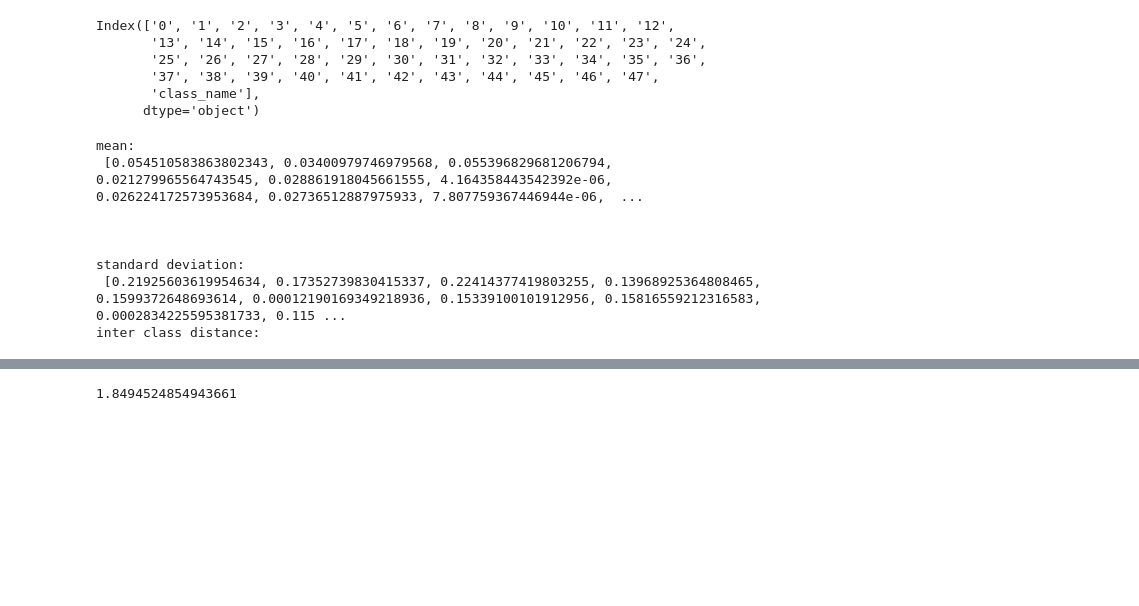
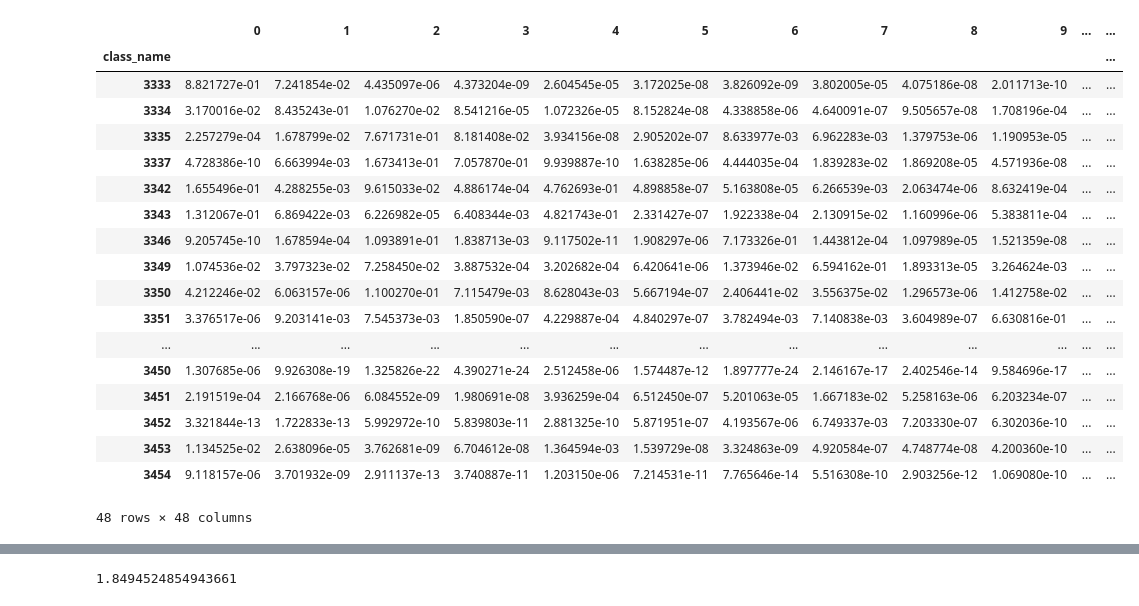
Before and after one commit to anushaalagawadi18/ML-L3, a Jupyter notebook: Lab3.ipynb, the cells around one changed output, grey strips where cells are left out. Cells and saved outputs as stored; diff of their text form; code cells hidden in the pictures; blank space fills up the shorter version.

```diff
--- a/Lab3.ipynb
+++ b/Lab3.ipynb
@@ -9,16 +9,19 @@ df=pd.read_csv("extracted_features_charrec.csv")
 num_columns = df.select_dtypes(include=['int','float']).columns.tolist()
 
 # A1.  intraclass ,spread and interclass distances
-def A1(data,num_columns):
-    means=()
-    spreads=()
-    means=[np.mean(data[a], axis=0) for a in num_columns]
-    spreads=[np.std(data[a], axis=0) for a in num_columns]
-    interclass_distances = []
-    for i in range(len(means)):
-        for j in range(i + 1, len(means)):
-            interclass_distances.append([[i,j], np.linalg.norm(means[i] - means[j])])
-    return means, spreads,interclass_distances
+def A1(data, label_column):
+    grouped = data.groupby(label_column)
+    class_means = grouped.mean()
+    class_spreads = grouped.std()
+
+    return class_means, class_spreads
+
+
+def inter_class(dt,num1,num2):
+    return np.linalg.norm(dt.iloc[num1] - dt.iloc[num2])
+
+
+
 # A2. Study feature density patterns
 
 def A2(data,columns):
@@ -46,35 +49,33 @@ def A4(X, y, test_size=0.3, random_state=42):
     X_train, X_test, y_train, y_test = train_test_split(X, y, test_size=test_size, random_state=random_state)
     return X_train, X_test, y_train, y_test
 
+
 # A5. Train a kNN classifier
 def A5(X_train, y_train, k=3):
     knn_classifier = KNeighborsClassifier(n_neighbors=k)
     knn_classifier.fit(X_train, y_train)
     return knn_classifier
-
-
-
-
-df.columns
-# %% [output]
-Index(['0', '1', '2', '3', '4', '5', '6', '7', '8', '9', '10', '11', '12',
-       '13', '14', '15', '16', '17', '18', '19', '20', '21', '22', '23', '24',
-       '25', '26', '27', '28', '29', '30', '31', '32', '33', '34', '35', '36',
-       '37', '38', '39', '40', '41', '42', '43', '44', '45', '46', '47',
-       'class_name'],
-      dtype='object')
 # %%
-t=A1(df,num_columns)
-print("mean:\n",t[0],"\n\n\n")
-print("standard deviation:\n",t[1])
-print("inter class distance:\n")
-t[2]
+t=A1(df,"class_name")
+mean=pd.DataFrame(t[0])
+mean
 # %% [output]
+|  | 0 | 1 | 2 | 3 | 4 | 5 | 6 | 7 | 8 | 9 | ... | ... |
+| class_name |  |  |  |  |  |  |  |  |  |  |  | ... |
+| 3333 | 8.821727e-01 | 7.241854e-02 | 4.435097e-06 | 4.373204e-09 | 2.604545e-05 | 3.172025e-08 | 3.826092e-09 | 3.802005e-05 | 4.075186e-08 | 2.011713e-10 | ... | ... |
+| 3334 | 3.170016e-02 | 8.435243e-01 | 1.076270e-02 | 8.541216e-05 | 1.072326e-05 | 8.152824e-08 | 4.338858e-06 | 4.640091e-07 | 9.505657e-08 | 1.708196e-04 | ... | ... |
+| 3335 | 2.257279e-04 | 1.678799e-02 | 7.671731e-01 | 8.181408e-02 | 3.934156e-08 | 2.905202e-07 | 8.633977e-03 | 6.962283e-03 | 1.379753e-06 | 1.190953e-05 | ... | ... |
+| 3337 | 4.728386e-10 | 6.663994e-03 | 1.673413e-01 | 7.057870e-01 | 9.939887e-10 | 1.638285e-06 | 4.444035e-04 | 1.839283e-02 | 1.869208e-05 | 4.571936e-08 | ... | ... |
+| 3342 | 1.655496e-01 | 4.288255e-03 | 9.615033e-02 | 4.886174e-04 | 4.762693e-01 | 4.898858e-07 | 5.163808e-05 | 6.266539e-03 | 2.063474e-06 | 8.632419e-04 | ... | ... |
+| 3343 | 1.312067e-01 | 6.869422e-03 | 6.226982e-05 | 6.408344e-03 | 4.821743e-01 | 2.331427e-07 | 1.922338e-04 | 2.130915e-02 | 1.160996e-06 | 5.383811e-04 | ... | ... |
+| 3346 | 9.205745e-10 | 1.678594e-04 | 1.093891e-01 | 1.838713e-03 | 9.117502e-11 | 1.908297e-06 | 7.173326e-01 | 1.443812e-04 | 1.097989e-05 | 1.521359e-08 | ... | ... |
+| 3349 | 1.074536e-02 | 3.797323e-02 | 7.258450e-02 | 3.887532e-04 | 3.202682e-04 | 6.420641e-06 | 1.373946e-02 | 6.594162e-01 | 1.893313e-05 | 3.264624e-03 | ... | ... |
+| 3350 | 4.212246e-02 | 6.063157e-06 | 1.100270e-01 | 7.115479e-03 | 8.628043e-03 | 5.667194e-07 | 2.406441e-02 | 3.556375e-02 | 1.296573e-06 | 1.412758e-02 | ... | ... |
+| 3351 | 3.376517e-06 | 9.203141e-03 | 7.545373e-03 | 1.850590e-07 | 4.229887e-04 | 4.840297e-07 | 3.782494e-03 | 7.140838e-03 | 3.604989e-07 | 6.630816e-01 | ... | ... |
+| ... | ... | ... | ... | ... | ... | ... | ... | ... | ... | ... | ... | ... |
+| 3450 | 1.307685e-06 | 9.926308e-19 | 1.325826e-22 | 4.390271e-24 | 2.512458e-06 | 1.574487e-12 | 1.897777e-24 | 2.146167e-17 | 2.402546e-14 | 9.584696e-17 | ... | ... |
+| 3451 | 2.191519e-04 | 2.166768e-06 | 6.084552e-09 | 1.980691e-08 | 3.936259e-04 | 6.512450e-07 | 5.201063e-05 | 1.667183e-02 | 5.258163e-06 | 6.203234e-07 | ... | ... |
+| 3452 | 3.321844e-13 | 1.722833e-13 | 5.992972e-10 | 5.839803e-11 | 2.881325e-10 | 5.871951e-07 | 4.193567e-06 | 6.749337e-03 | 7.203330e-07 | 6.302036e-10 | ... | ... |
+| 3453 | 1.134525e-02 | 2.638096e-05 | 3.762681e-09 | 6.704612e-08 | 1.364594e-03 | 1.539729e-08 | 3.324863e-09 | 4.920584e-07 | 4.748774e-08 | 4.200360e-10 | ... | ... |
+| 3454 | 9.118157e-06 | 3.701932e-09 | 2.911137e-13 | 3.740887e-11 | 1.203150e-06 | 7.214531e-11 | 7.765646e-14 | 5.516308e-10 | 2.903256e-12 | 1.069080e-10 | ... | ... |
-mean:
- [0.054510583863802343, 0.03400979746979568, 0.055396829681206794, 0.021279965564743545, 0.028861918045661555, 4.164358443542392e-06, 0.026224172573953684, 0.02736512887975933, 7.807759367446944e-06,  ...
-
-
-
-standard deviation:
- [0.21925603619954634, 0.17352739830415337, 0.22414377419803255, 0.13968925364808465, 0.1599372648693614, 0.00012190169349218936, 0.15339100101912956, 0.15816559212316583, 0.0002834225595381733, 0.115 ...
-inter class distance:
+48 rows × 48 columns
```
Also changed, not shown: parts of 10 cells of this notebook.
